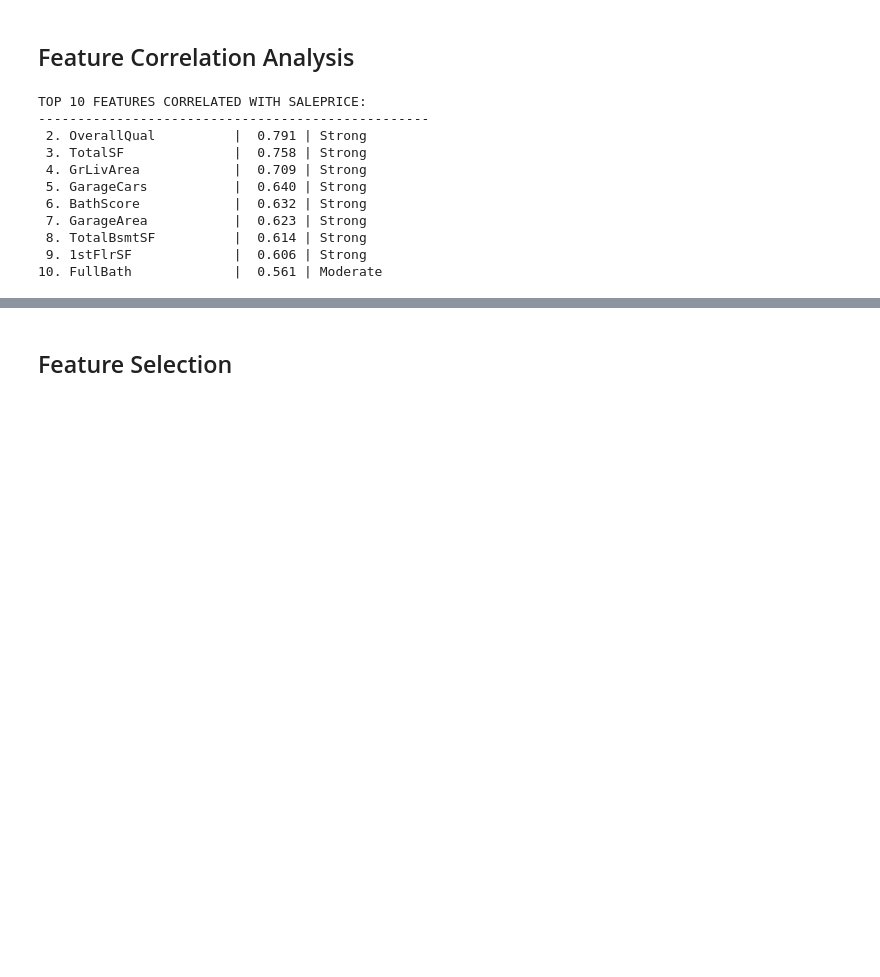
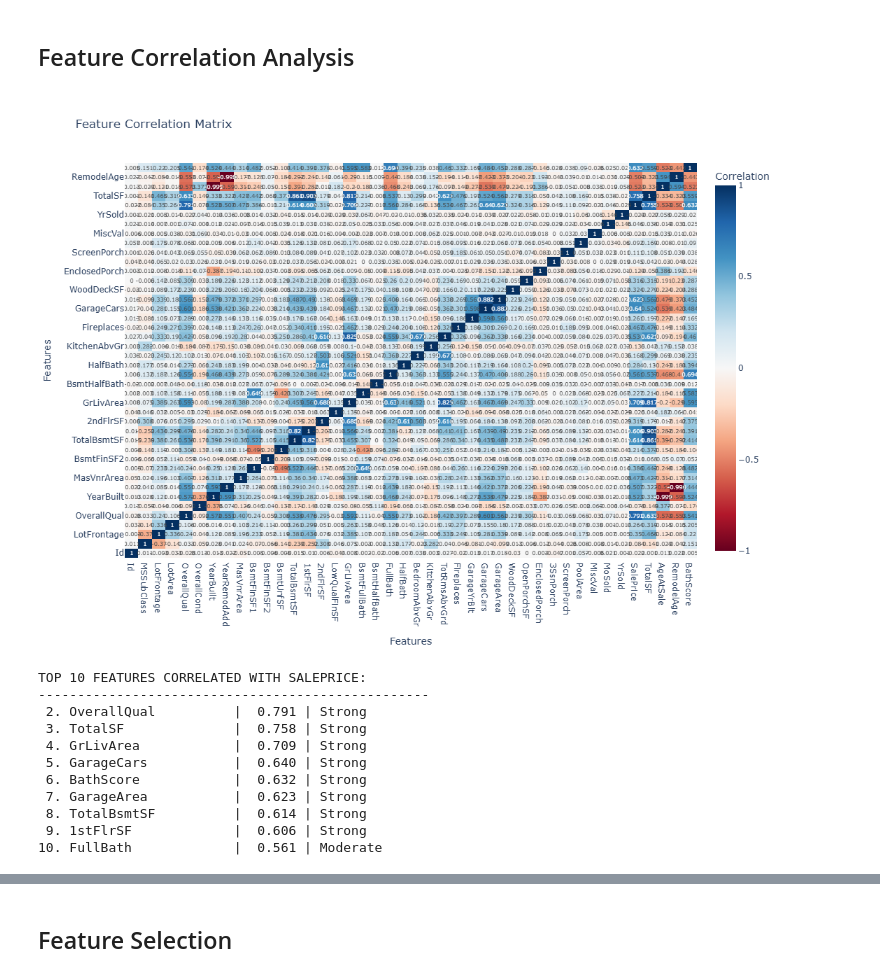
Before and after one commit to jola-ds/eda_and_ml_notebooks, a Jupyter notebook: housing_market_analysis/housing_market_analysis.ipynb, the cells around one changed output, grey strips where cells are left out. Saved outputs shown, nothing was run; the diff lists cells and outputs as text; code cells hidden in the pictures; blank space fills up the shorter version.

```diff
--- a/housing_market_analysis/housing_market_analysis.ipynb
+++ b/housing_market_analysis/housing_market_analysis.ipynb
@@ -303,33 +312,37 @@ fig = go.Figure(data=go.Heatmap(
     y=correlation_matrix.columns,
     colorscale='RdBu',
     zmid=0,
     text=correlation_matrix.round(3).values,
     texttemplate='%{text}',
     textfont={"size": 8},
     colorbar=dict(title="Correlation")
 ))
 
 fig.update_layout(
     title='Feature Correlation Matrix',
     width=800,
     height=800,
     xaxis_title="Features",
     yaxis_title="Features"
 )
 
+# Save as PNG
+fig.write_image("correlation_matrix.png")
+
 fig.show()
 
 # Show top correlations with SalePrice
 if 'SalePrice' in correlation_matrix.columns:
     price_correlations = correlation_matrix['SalePrice'].abs().sort_values(ascending=False)
     print("\nTOP 10 FEATURES CORRELATED WITH SALEPRICE:")
     print("-" * 50)
 
     for i, (feature, corr) in enumerate(price_correlations.head(10).items(), 1):
         if feature != 'SalePrice':
             strength = "Very Strong" if abs(corr) >= 0.8 else "Strong" if abs(corr) >= 0.6 else "Moderate" if abs(corr) >= 0.4 else "Weak"
             print(f"{i:2d}. {feature:<20} | {corr:6.3f} | {strength}")
 # %% [output]
+[figure, added]
 TOP 10 FEATURES CORRELATED WITH SALEPRICE:
 --------------------------------------------------
  2. OverallQual          |  0.791 | Strong
```
Also changed, not shown: parts of 12 cells of this notebook.
